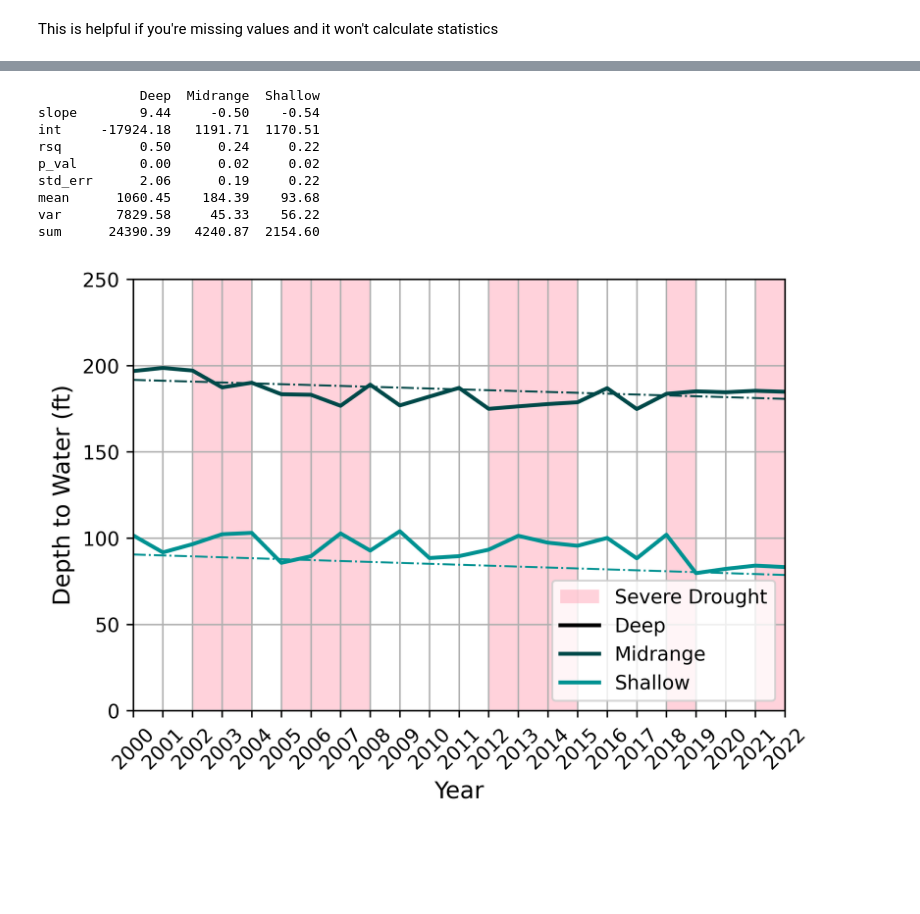
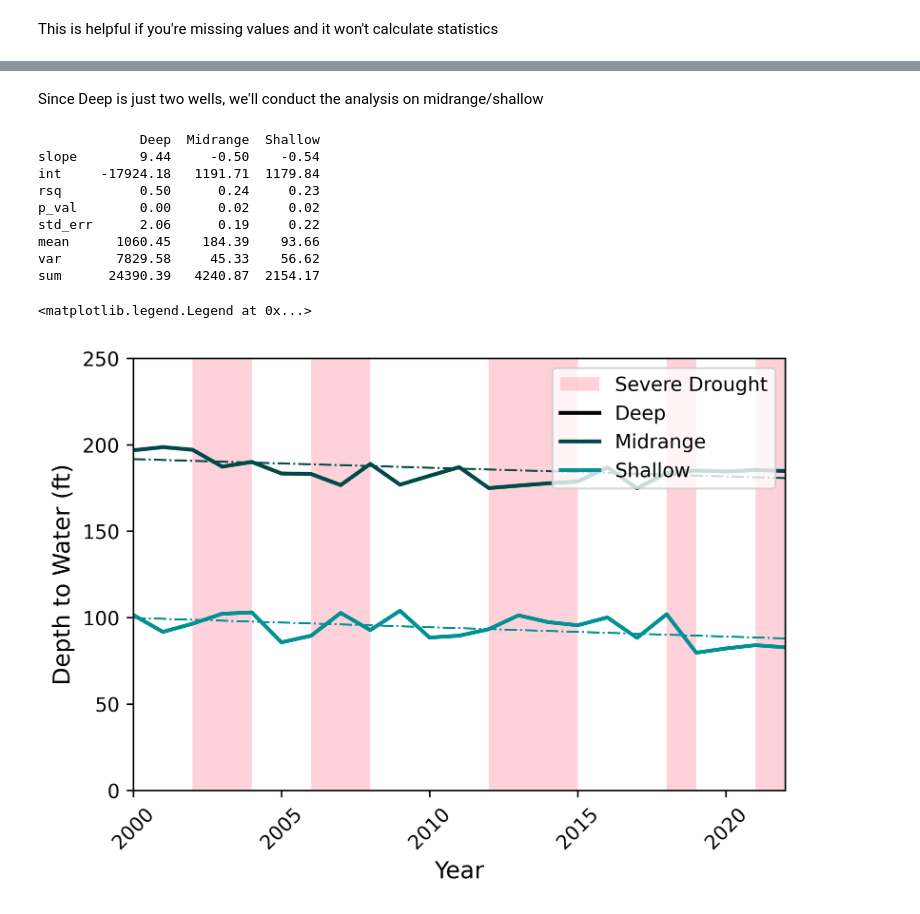
Before and after one commit to dtadych/Drought_Southwest, a Jupyter notebook: Code/FigureCreation/4_Casestudy_Analysis_FlagstaffSpecial.ipynb, the cells around one changed output, grey strips where cells are left out. Saved outputs shown, nothing was run; the diff lists cells and outputs as text; code cells hidden in the pictures; blank space fills up the shorter version.

```diff
--- a/Code/FigureCreation/4_Casestudy_Analysis_FlagstaffSpecial.ipynb
+++ b/Code/FigureCreation/4_Casestudy_Analysis_FlagstaffSpecial.ipynb
@@ -131,7 +87,7 @@ Master Database might take a while (~5-7 minutes).
 # Read in the main Static Database
 
 filename_mdb_nd = 'Master_ADWR_database_noduplicates.shp'
-filepath = os.path.join(inputpath_local, filename_mdb_nd)
+filepath = os.path.join(outputpath, filename_mdb_nd)
 print(filepath)
 
 masterdb = gp.read_file(filepath)
@@ -189,7 +145,7 @@ None
 # This file was created in Well_Timeseries_merge.py
 
 filename_ts = 'Wells55_GWSI_WLTS_DB_annual_updated_thresh15outliersdeleted.csv'
-filepath = os.path.join(outputpath_local, filename_ts)
+filepath = os.path.join(outputpath, filename_ts)
 print(filepath)
 annual_db = pd.read_csv(filepath, header=1, index_col=0)
 
@@ -215,7 +171,7 @@ annual_db2.head()
 
 # filename_shapeile = 'georeg_reproject_fixed.shp'
 filename_shapeile = 'Flagstaff_buffered.shp'
-filepath = os.path.join(shapepath_local, filename_shapeile)
+filepath = os.path.join(shapepath, filename_shapeile)
 shapefile = gp.read_file(filepath)
 shapefile.plot(cmap='viridis')
 # %% [output]
@@ -526,4 +484,4 @@ plt.show()
 # %% [output]
 [figure]
 # %%
-color_list = [blind[0],blind[1],blind[2]]
+color_list = [cblind[0],cblind[1],cblind[2]]
@@ -530,3 +599,5 @@ color_list = [blind[0],blind[1],blind[2]]
+# %% [markdown]
+Since Deep is just two wells, we'll conduct the analysis on midrange/shallow
 # %%
 # For Depth to Water by regulation
 # ds = wlanalysis_period
@@ -567,7 +638,7 @@ for i in column_list:
 stats.index = betterlabels
 stats1 = stats.transpose()
 print(stats1)
-stats1.to_csv(outputpath_local+'Stats_'+StudyArea+'.csv')
+# stats1.to_csv(outputpath_local+'Stats_'+StudyArea+'.csv')
 
 # -- Data visualization --
 fig, ax = plt.subplots(1, 1, figsize = (6,4))
@@ -581,29 +652,12 @@ ax.set_xticks(np.linspace(min_yr, mx_yr, num_years))
 ax.set_xticklabels(map(int, ax.get_xticks()))
 
 # Drought Year Shading
-a = 1988
-b = 1990
-c = 1995
-d = 1996
-e = 2021
-f = 2022
-g = 2002
-h = 2004
-i = 2005
-j = 2008
-k = 2012
-l = 2015
-m = 2018
-n = 2019
-plt.axvspan(a, b, color=drought_color, alpha=0.5, lw=0
-            , label="Severe Drought"
-            )
-plt.axvspan(c, d, color=drought_color, alpha=0.5, lw=0)
-plt.axvspan(e, f, color=drought_color, alpha=0.5, lw=0)
-plt.axvspan(g, h, color=drought_color, alpha=0.5, lw=0)
-plt.axvspan(i, j, color=drought_color, alpha=0.5, lw=0)
-plt.axvspan(k, l, color=drought_color, alpha=0.5, lw=0)
-plt.axvspan(m, n, color=drought_color, alpha=0.5, lw=0)
+ax.axvspan(DROUGHT_YEARS[3][0], DROUGHT_YEARS[3][1]+1, color=drought_color, alpha=0.5, lw=0
+            , label="Severe Drought")
+ax.axvspan(DROUGHT_YEARS[4][0], DROUGHT_YEARS[4][1]+1, color=drought_color, alpha=0.5, lw=0)
+ax.axvspan(DROUGHT_YEARS[5][0], DROUGHT_YEARS[5][2]+1, color=drought_color, alpha=0.5, lw=0)
+ax.axvspan(DROUGHT_YEARS[6][0], DROUGHT_YEARS[6][0]+1, color=drought_color, alpha=0.5, lw=0)
+ax.axvspan(DROUGHT_YEARS[7][0], DROUGHT_YEARS[7][0]+1, color=drought_color, alpha=0.5, lw=0)
 
 # Plotting the data
 for i,j in zip(stats1.columns,color_list):
@@ -613,49 +667,47 @@ for i,j in zip(stats1.columns,color_list):
 # ax.plot(ds[column_list[1]], color=blind[2],label=betterlabels[1])
 # ax.plot(ds[column_list[2]], color=blind[6],label=betterlabels[2])
 xf = np.linspace(min(x),max(x),100)
 xf1 = xf.copy()
 
 # Plotting Trendlines
 for i,j in zip(stats1.columns,color_list):
         #xf1 = pd.to_datetime(xf1)
         m1 = round(stats1.loc['slope',i], 2)
         yint1 = round(stats1.loc['int',i], 2)
         pval1 = round(stats1.loc['p_val',i], 4)
         yf1 = (m1*xf)+yint1
         # ax.plot(xf1, yf1,"-.",color=blind[j], lw=1)
         ax.plot(xf1, yf1,"-.",color=j, lw=1)
 
+# Set x ticks to every 5 years:
+xticks = np.arange(min_yr, mx_yr + 1, 5)
+ax.set_xticks(xticks)
+
 ax.set_xlim(min_yr,mx_yr)
 ax.set_ylim(min_y,max_y)
 # ax.grid(True)
-ax.grid(visible=True,which='major')
-ax.grid(which='minor',color='#EEEEEE', lw=0.8)
+# ax.grid(visible=True,which='major')
+# ax.grid(which='minor',color='#EEEEEE', lw=0.8)
 ax.set_xlabel('Year', fontsize=fsize)
 ax.set_ylabel('Depth to Water (ft)',fontsize=fsize)
 # ax.minorticks_on()
 ax.tick_params(axis='x', rotation=45)
 fig.set_dpi(600.0)
 # ax.set_title('a)',loc='left',pad=15)
-ax.legend(loc='lower right')
+ax.legend(loc='upper right')
 
-# #Putting Grace on a secondary axis
-# ax2 = ax.twinx()
-# ax2.plot(grace_yearly['0'], label='State Average LWE', color='k',zorder=1)
-# ax2.set_ylim([15, -15])
-# ax2.set_ylabel(u'Δ LWE (cm)',fontsize=fsize)
-# ax2.legend(loc='lower right')
-
-plt.savefig(figurepath+Name, bbox_inches = 'tight')
+# plt.savefig(figurepath+Name, bbox_inches = 'tight')
 # %% [output]
              Deep  Midrange  Shallow
 slope        9.44     -0.50    -0.54
-int     -17924.18   1191.71  1170.51
-rsq          0.50      0.24     0.22
+int     -17924.18   1191.71  1179.84
+rsq          0.50      0.24     0.23
 p_val        0.00      0.02     0.02
 std_err      2.06      0.19     0.22
-mean      1060.45    184.39    93.68
-var       7829.58     45.33    56.22
-sum      24390.39   4240.87  2154.60
+mean      1060.45    184.39    93.66
+var       7829.58     45.33    56.62
+sum      24390.39   4240.87  2154.17
+<matplotlib.legend.Legend at 0x...>
-[figure, old version]
+[figure, new version]
 # %%
 # Anomaly's
```
Also changed, not shown: parts of 31 cells of this notebook, 3 other files.
